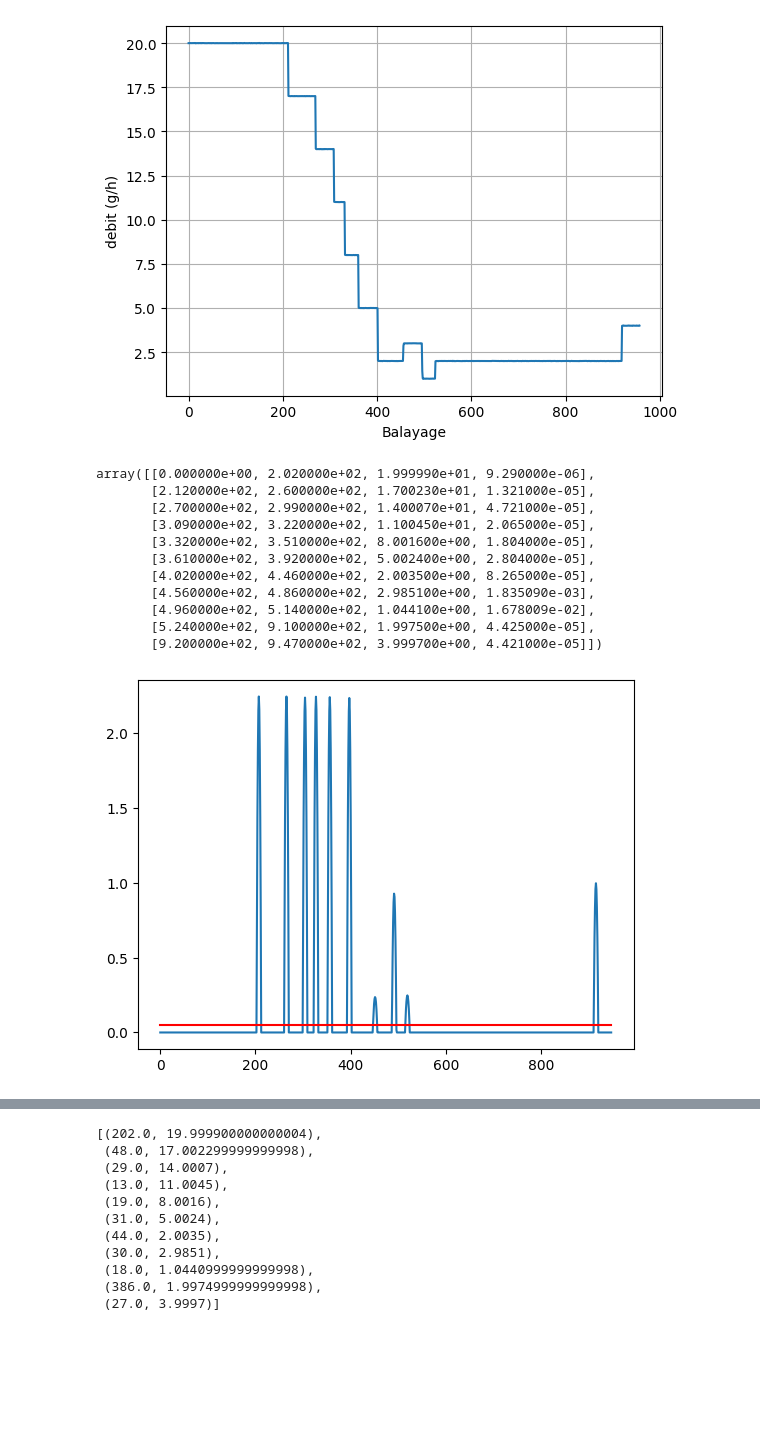
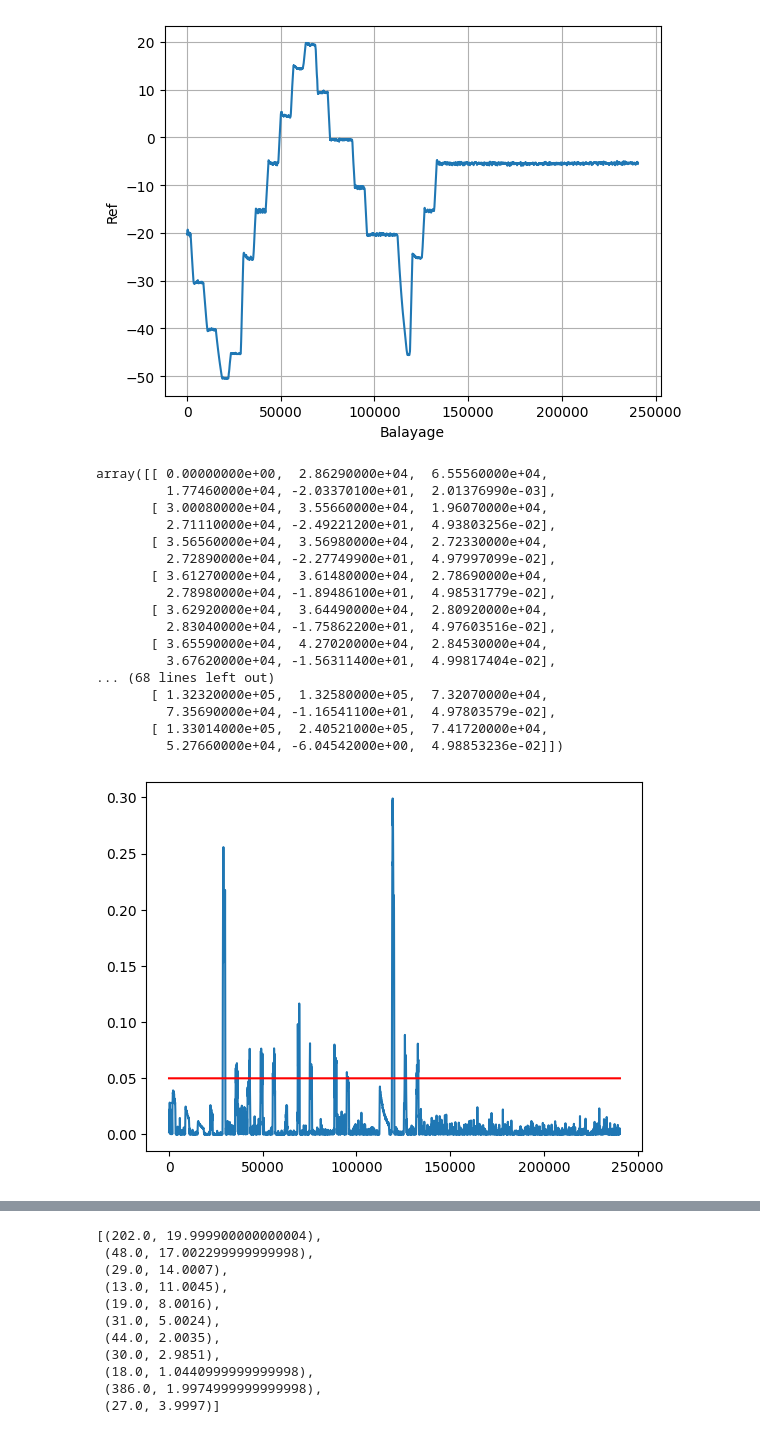
Before and after one commit to MatLD33/Projet-Info, a Jupyter notebook: lecture.ipynb, the cells around one changed output, grey strips where cells are left out. Drawn from its saved outputs; the diff is of its cells as text; code cells hidden in the pictures; blank space fills up the shorter version.

Commit message:
Detection time + choice in probe

```diff
--- a/lecture.ipynb
+++ b/lecture.ipynb
@@ -15,6 +15,11 @@ def str_to_float(number):
         return (float(num[0]+'.'+num[1]))
 
 str_to_float_v = np.vectorize(str_to_float) # Vectorisation de la fonction str_to_float
+
+def time_to_float(ts):
+    return sum(float(x) * 60 ** i for i, x in enumerate(reversed(ts.split(':'))))
+
+time_to_float_v = np.vectorize(time_to_float) # Vectorisation de la fonction time_to_float
 # %%
 def new_name(path,ext):
     '''
@@ -26,17 +31,18 @@ def new_name(path,ext):
     name2 = name[:-4]
     return (name2 + "." + ext)
 # %%
-def create_data(path):
+def create_data(path,n,data_type = 'value'):
     '''
     Cette fonction retourne les données d'un fichier csv
-    Pour l'instant, elle retire la colonne 2 du fichier csv
-
-    A modifier pour choisir la colonne à retirer donc la sonde
+    Elle retroune les données de la colonne n
     '''
     data = pd.read_csv(path, index_col="Bal", delimiter=";")
     columns = data.columns
-    data_to_plot = columns[2]
-    val = str_to_float_v(data[data_to_plot].values)
+    data_to_plot = columns[n]
+    if data_type == 'value':
+        val = str_to_float_v(data[data_to_plot].values)
+    elif data_type == 'time':
+        val = time_to_float_v(data[data_to_plot].values)
     x = np.arange(0,len(val))
     return x,data_to_plot,val
 # %%
@@ -54,27 +60,28 @@ def plot_csv(path):
     plt.savefig('Plot\\'+new_name(path,'png'))
     plt.show()
 # %%
-plot_csv("Data\\debit.csv")
+plot_csv("Data\\refPVT.csv")
 # %% [output]
-[figure, old version]
+[figure, new version]
 # %%
 def detect_stable_stage(path, precision=0.1, window_size=100, plot=False) :
     '''
     Cette fonction permet de détecter les paliers stables d'un fichier csv
     Elle retourne une matrice de taille (nb_stages,4) avec :
-    - La première colonne : le début du palier
-    - La deuxième colonne : la fin du palier
-    - La troisième colonne : la moyenne du palier
-    - La quatrième colonne : la variance du palier
+    - La première colonne : le début du palier (en numéro de balayage)
+    - La deuxième colonne : la fin du palier (en numéro de balayage)
+    - La troisième colonne : le début du palier (en temps)
+    - La quatrième colonne : la fin du palier (en temps)
+    - La cinquième colonne : la moyenne du palier
+    - La sixième colonne : la variance du palier
 
     path : chemin du fichier csv
     precision : seuil de la variance pour détecter un palier
     window_size : taille de la fenêtre de calcul de la variance
     plot : booléen pour afficher le graphe de la variance
     '''
-    data = pd.read_csv(path, index_col='Bal', delimiter=';')
-    data_of_interest = data.columns[2]
-    values = str_to_float_v(data[data_of_interest].values)
+    x,data_to_plot,values = create_data(path,2) # Récupération des données
+    x,data_to_plot,times = create_data(path,1,data_type='time') # Récupération des données
 
     n = len(values)
     variances = np.empty(n-window_size) # tableau des variances
@@ -91,31 +98,39 @@ def detect_stable_stage(path, precision=0.1, window_size=100, plot=False) :
     points_stage_by_stage = np.split(points_stage, np.where(np.diff(points_stage) != 1)[0]+1) # séparation des paliers
     nb_stages = len(points_stage_by_stage) # nombre de paliers
 
-    stages_matrix = np.empty((nb_stages,4)) # matrice des paliers
+    stages_matrix = np.empty((nb_stages,6)) # matrice des paliers
     stages_matrix[:,0] = list(map(min,points_stage_by_stage))
     stages_matrix[:,1] = list(map(max,points_stage_by_stage))
-    stages_matrix[:,2] = means[stages_matrix[:,0].astype(int)]
-    stages_matrix[:,3] = variances[stages_matrix[:,0].astype(int)]
+    stages_matrix[:,2] = times[stages_matrix[:,0].astype(int)]
+    stages_matrix[:,3] = times[stages_matrix[:,1].astype(int)]
+    stages_matrix[:,4] = means[stages_matrix[:,0].astype(int)]
+    stages_matrix[:,5] = variances[stages_matrix[:,0].astype(int)]
 
     if plot :
         plt.plot(variances)
         plt.plot([precision]*(n-window_size),'r')
     return stages_matrix
 # %%
-detect_stable_stage("Data\debit.csv",precision=0.05,window_size=10,plot=True)
+detect_stable_stage("Data\\refPVT.csv",precision=0.05,window_size=100,plot=True)
 # %% [output]
-array([[0.000000e+00, 2.020000e+02, 1.999990e+01, 9.290000e-06],
-       [2.120000e+02, 2.600000e+02, 1.700230e+01, 1.321000e-05],
-       [2.700000e+02, 2.990000e+02, 1.400070e+01, 4.721000e-05],
-       [3.090000e+02, 3.220000e+02, 1.100450e+01, 2.065000e-05],
-       [3.320000e+02, 3.510000e+02, 8.001600e+00, 1.804000e-05],
-       [3.610000e+02, 3.920000e+02, 5.002400e+00, 2.804000e-05],
-       [4.020000e+02, 4.460000e+02, 2.003500e+00, 8.265000e-05],
-       [4.560000e+02, 4.860000e+02, 2.985100e+00, 1.835090e-03],
-       [4.960000e+02, 5.140000e+02, 1.044100e+00, 1.678009e-02],
-       [5.240000e+02, 9.100000e+02, 1.997500e+00, 4.425000e-05],
-       [9.200000e+02, 9.470000e+02, 3.999700e+00, 4.421000e-05]])
+array([[ 0.00000000e+00,  2.86290000e+04,  6.55560000e+04,
+         1.77460000e+04, -2.03370100e+01,  2.01376990e-03],
+       [ 3.00080000e+04,  3.55660000e+04,  1.96070000e+04,
+         2.71110000e+04, -2.49221200e+01,  4.93803256e-02],
+       [ 3.56560000e+04,  3.56980000e+04,  2.72330000e+04,
+         2.72890000e+04, -2.27749900e+01,  4.97997099e-02],
+       [ 3.61270000e+04,  3.61480000e+04,  2.78690000e+04,
+         2.78980000e+04, -1.89486100e+01,  4.98531779e-02],
+       [ 3.62920000e+04,  3.64490000e+04,  2.80920000e+04,
+         2.83040000e+04, -1.75862200e+01,  4.97603516e-02],
+       [ 3.65590000e+04,  4.27020000e+04,  2.84530000e+04,
+         3.67620000e+04, -1.56311400e+01,  4.99817404e-02],
+... (68 lines left out)
+       [ 1.32320000e+05,  1.32580000e+05,  7.32070000e+04,
+         7.35690000e+04, -1.16541100e+01,  4.97803579e-02],
+       [ 1.33014000e+05,  2.40521000e+05,  7.41720000e+04,
+         5.27660000e+04, -6.04542000e+00,  4.98853236e-02]])
-[figure, old version]
+[figure, new version]
 # %%
 def stables_stage_csv(path, precision=0.1, window_size=100):
     '''
```
Also changed, not shown: parts of 7 cells of this notebook, 2 other files.
